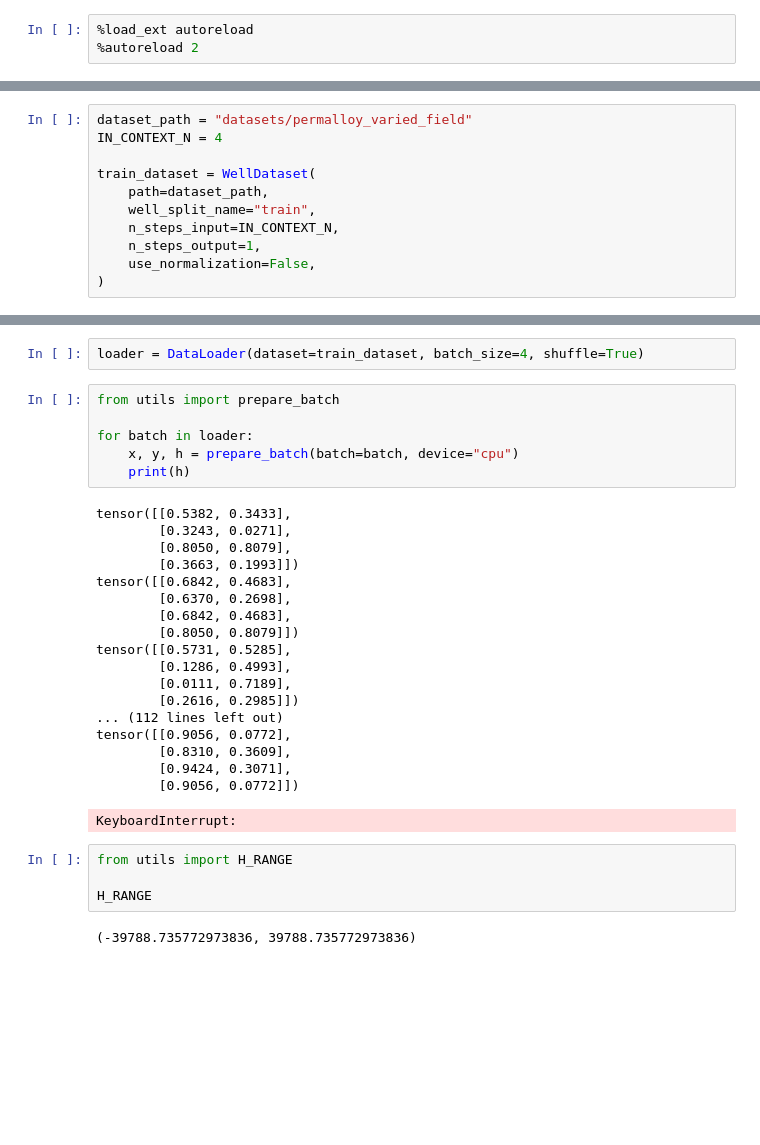
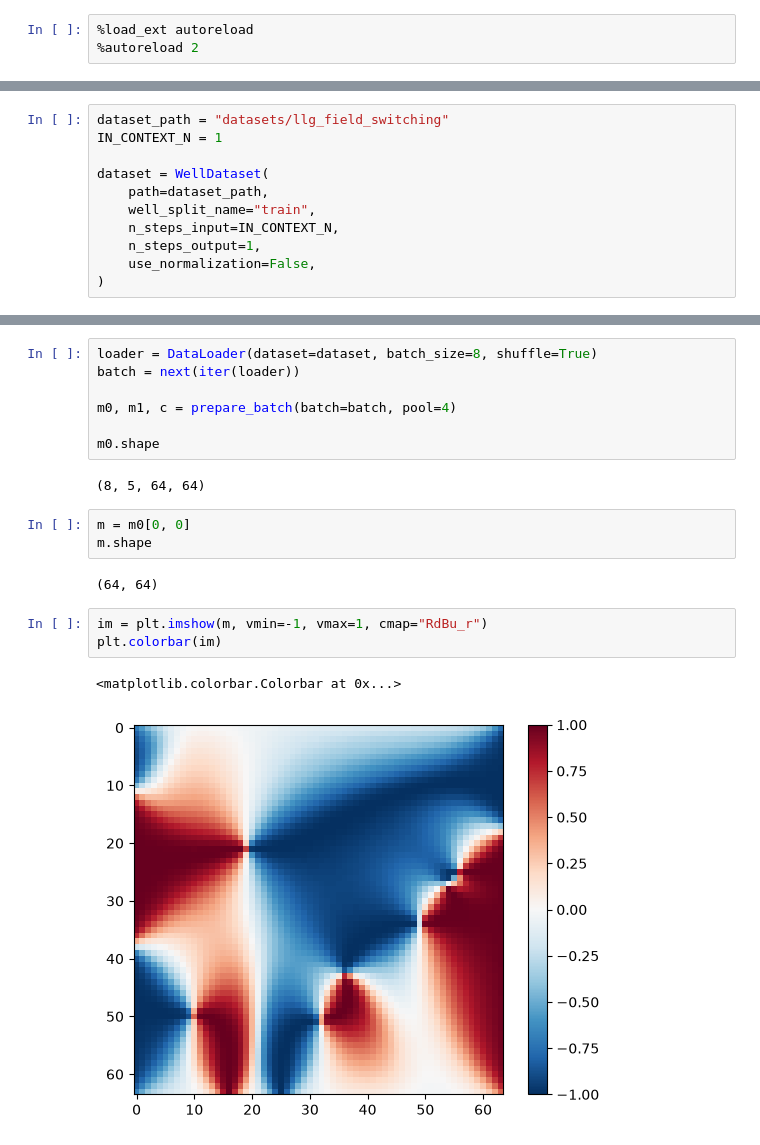
Before and after one commit to jack-smithy/llg-emulator, a Jupyter notebook: test.ipynb, the cells around one changed output, grey strips where cells are left out. Drawn from its saved outputs; the diff is of its cells as text; blank space fills up the shorter version.

```diff
--- a/test.ipynb
+++ b/test.ipynb
@@ -7,8 +15,8 @@ from torch.utils.data import DataLoader
 # %%
-dataset_path = "datasets/permalloy_varied_field"
-IN_CONTEXT_N = 4
+dataset_path = "datasets/llg_field_switching"
+IN_CONTEXT_N = 1
 
-train_dataset = WellDataset(
+dataset = WellDataset(
     path=dataset_path,
     well_split_name="train",
     n_steps_input=IN_CONTEXT_N,
@@ -34,33 +37,20 @@ tensor([ 10899.0645, -18319.7910,      0.0000])
-# %%
-loader = DataLoader(dataset=train_dataset, batch_size=4, shuffle=True)
-# %%
-from utils import prepare_batch
-
-for batch in loader:
-    x, y, h = prepare_batch(batch=batch, device="cpu")
-    print(h)
-# %% [output]
-tensor([[0.5382, 0.3433],
-        [0.3243, 0.0271],
-        [0.8050, 0.8079],
-        [0.3663, 0.1993]])
-tensor([[0.6842, 0.4683],
-        [0.6370, 0.2698],
-        [0.6842, 0.4683],
-        [0.8050, 0.8079]])
-tensor([[0.5731, 0.5285],
-        [0.1286, 0.4993],
-        [0.0111, 0.7189],
-        [0.2616, 0.2985]])
-... (112 lines left out)
-tensor([[0.9056, 0.0772],
-        [0.8310, 0.3609],
-        [0.9424, 0.3071],
-        [0.9056, 0.0772]])
-KeyboardInterrupt:
-# %%
-from utils import H_RANGE
-
-H_RANGE
-# %% [output]
-(-39788.735772973836, 39788.735772973836)
+# %%
+loader = DataLoader(dataset=dataset, batch_size=8, shuffle=True)
+batch = next(iter(loader))
+
+m0, m1, c = prepare_batch(batch=batch, pool=4)
+
+m0.shape
+# %% [output]
+(8, 5, 64, 64)
+# %%
+m = m0[0, 0]
+m.shape
+# %% [output]
+(64, 64)
+# %%
+im = plt.imshow(m, vmin=-1, vmax=1, cmap="RdBu_r")
+plt.colorbar(im)
+# %% [output]
+<matplotlib.colorbar.Colorbar at 0x...>
+[figure, added]
```
Also changed, not shown: parts of 5 cells of this notebook, 20 other files.
